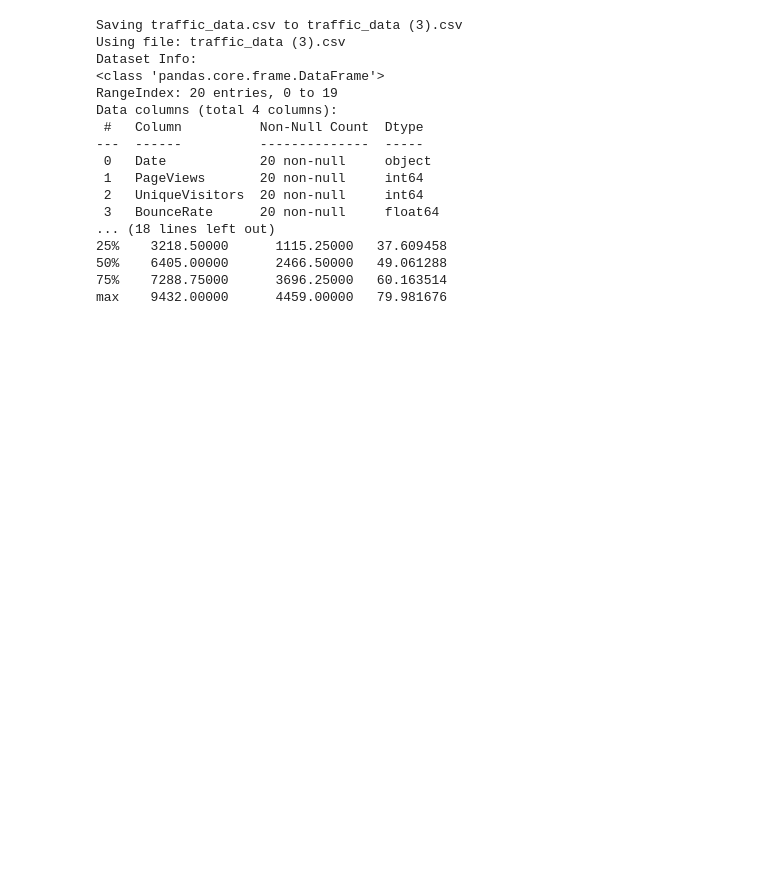
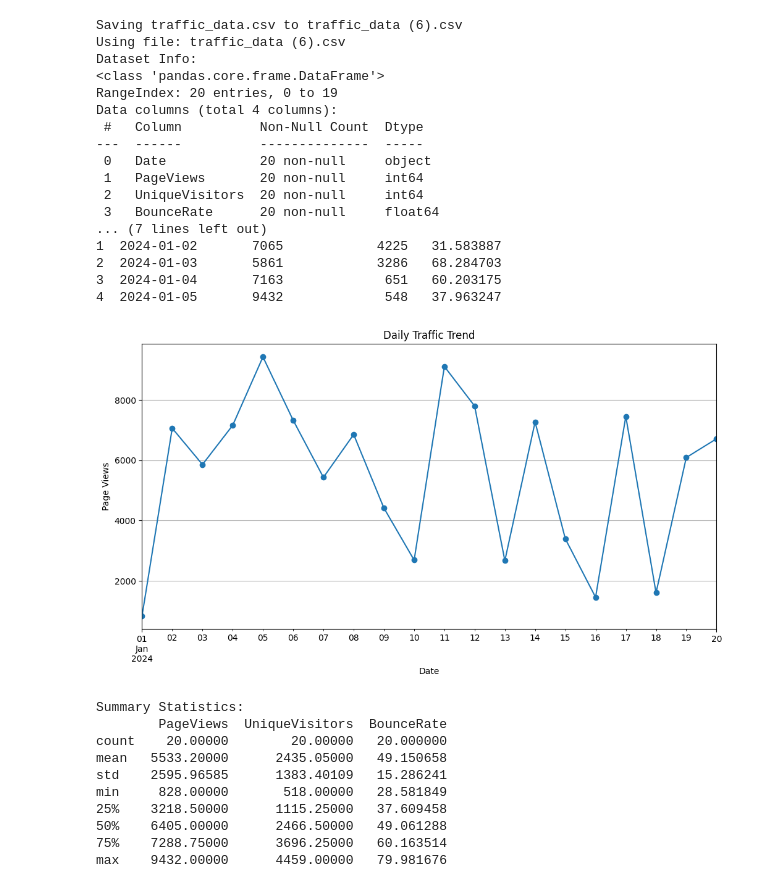
Before and after one commit to ayu1521/Analyzing-Website-Traffic-Data_Ayush_Prasad_2428cseai2215, a Jupyter notebook: MSE1.ipynb, the cells around one changed output. Cells and saved outputs as stored; diff of their text form; code cells hidden in the pictures; blank space fills up the shorter version.

```diff
--- a/MSE1.ipynb
+++ b/MSE1.ipynb
@@ -17,50 +19,66 @@ df = pd.read_csv(io.StringIO(uploaded[file_name].decode('utf-8')))
 print("Dataset Info:")
 print(df.info())
 print("\nFirst few rows:")
 print(df.head())
 
-# Convert date/time columns if applicable
-if 'timestamp' in df.columns:
-    df['timestamp'] = pd.to_datetime(df['timestamp'])
-    df['hour'] = df['timestamp'].dt.hour
-    df['day'] = df['timestamp'].dt.date
+# Enable inline plotting in Colab
+%matplotlib inline
+
+# Convert "Date" column to datetime format
+if 'Date' in df.columns:
+    df['Date'] = pd.to_datetime(df['Date'], errors='coerce')
+
+# Ensure datetime column is properly set as index for time series
+df.set_index('Date', inplace=True)
 
 # Traffic trend over time
-if 'timestamp' in df.columns:
-    df.set_index('timestamp', inplace=True)
-    df.resample('D').size().plot(title='Daily Traffic Trend', figsize=(10, 5))
-    plt.xlabel('Date')
-    plt.ylabel('Number of Visits')
-    plt.show()
+plt.figure(figsize=(12, 6))
+df['PageViews'].plot(title='Daily Traffic Trend', marker='o', linestyle='-')
+plt.xlabel('Date')
+plt.ylabel('Page Views')
+plt.grid(True)
+plt.show()
 
-# Peak hours analysis
+# Peak hours analysis (Not applicable since there's no "hour" column)
 if 'hour' in df.columns:
-    plt.figure(figsize=(10, 5))
+    plt.figure(figsize=(12, 6))
     sns.countplot(x='hour', data=df, palette='viridis')
     plt.title('Traffic Distribution by Hour')
     plt.xlabel('Hour of the Day')
     plt.ylabel('Number of Visits')
+    plt.grid(True)
     plt.show()
 
 # Display summary statistics
 print("\nSummary Statistics:")
 print(df.describe())
 # %% [output]
 [interactive output not drawn]
-Saving traffic_data.csv to traffic_data (3).csv
-Using file: traffic_data (3).csv
+Saving traffic_data.csv to traffic_data (6).csv
+Using file: traffic_data (6).csv
 Dataset Info:
 <class 'pandas.core.frame.DataFrame'>
 RangeIndex: 20 entries, 0 to 19
 Data columns (total 4 columns):
  #   Column          Non-Null Count  Dtype
 ---  ------          --------------  -----
  0   Date            20 non-null     object
  1   PageViews       20 non-null     int64
  2   UniqueVisitors  20 non-null     int64
  3   BounceRate      20 non-null     float64
-... (18 lines left out)
-25%    3218.50000      1115.25000   37.609458
-50%    6405.00000      2466.50000   49.061288
-75%    7288.75000      3696.25000   60.163514
-max    9432.00000      4459.00000   79.981676
+... (7 lines left out)
+1  2024-01-02       7065            4225   31.583887
+2  2024-01-03       5861            3286   68.284703
+3  2024-01-04       7163             651   60.203175
+4  2024-01-05       9432             548   37.963247
+[figure, added]
+Summary Statistics:
+        PageViews  UniqueVisitors  BounceRate
+count    20.00000        20.00000   20.000000
+mean   5533.20000      2435.05000   49.150658
+std    2595.96585      1383.40109   15.286241
+min     828.00000       518.00000   28.581849
+25%    3218.50000      1115.25000   37.609458
+50%    6405.00000      2466.50000   49.061288
+75%    7288.75000      3696.25000   60.163514
+max    9432.00000      4459.00000   79.981676
```
Also changed, not shown: parts of 1 cell of this notebook.
